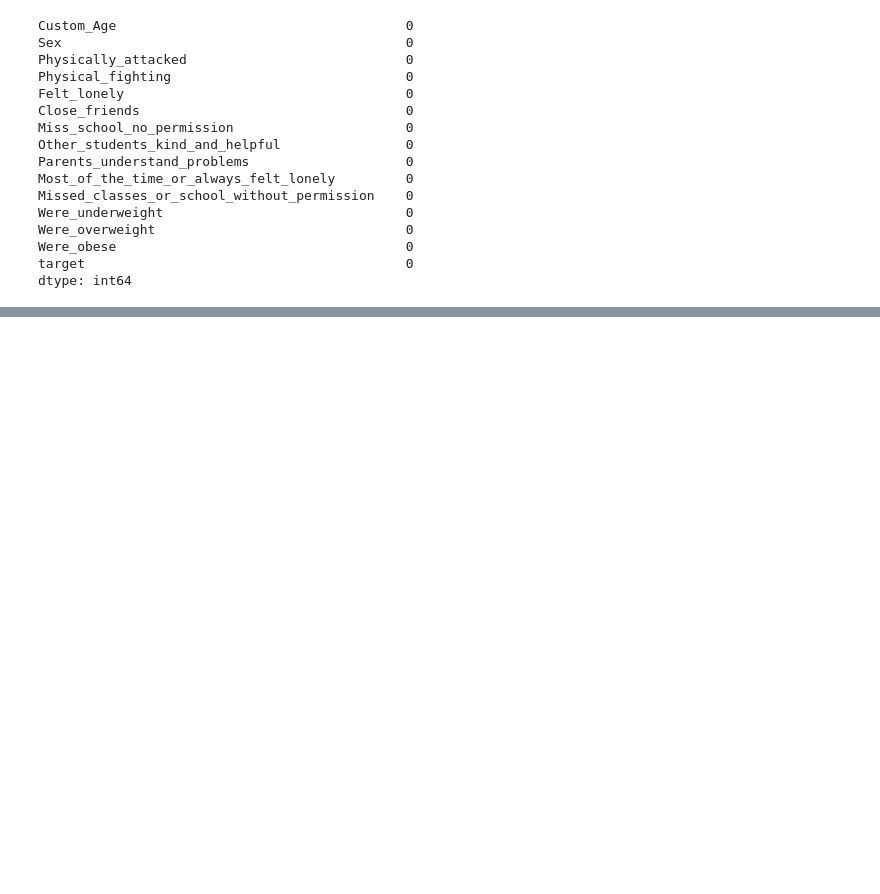
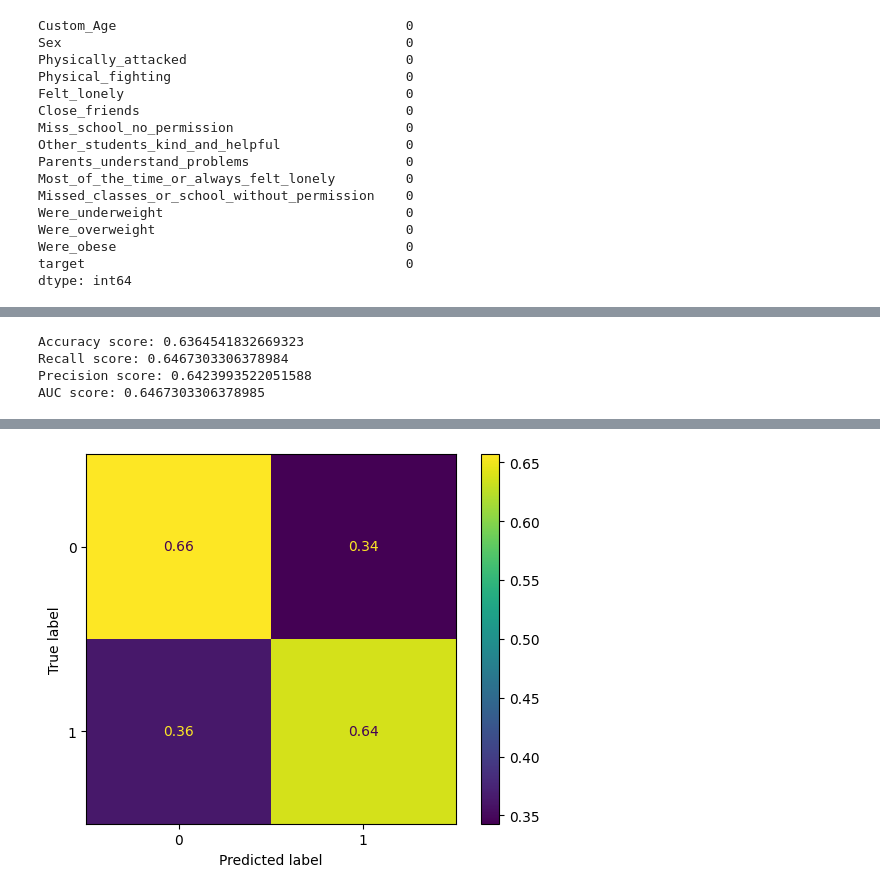
Before and after one commit to Py4Econmn/bullying-prediction, a Jupyter notebook: notebooks/001_modeling.ipynb, the cells around one changed output, grey strips where cells are left out. Saved outputs shown, nothing was run; the diff lists cells and outputs as text; code cells hidden in the pictures; blank space fills up the shorter version.

Commit message:
Developed the V1.0 of the model and validated the metrics

```diff
--- a/notebooks/001_modeling.ipynb
+++ b/notebooks/001_modeling.ipynb
@@ -104,0 +159,21 @@ dtype: int64
+# %%
+# Defining the model pipeline
+
+model_rf = RandomForestClassifier(
+    n_estimators=200,
+    max_depth=5,
+    class_weight='balanced',
+    n_jobs=-1,
+    verbose=True
+)
+
+model_pipeline_rf = Pipeline(
+    steps=[
+        ('preprocessor', preprocessor),
+        ('scaler', StandardScaler()),
+        ('rf', model_rf)
+    ]
+)
+
+# With this set_output API we are able to track the feature names which the pipeline outputs
+model_pipeline_rf.set_output(transform='pandas')
@@ -104,0 +198,17 @@ dtype: int64
+# %%
+# Train/test split
+
+X = df.drop('target', axis=1)
+y = df.target
+
+X_train, X_test, y_train, y_test = train_test_split(
+    X,
+    y,
+    stratify=y,
+    test_size=0.3,
+    random_state=123
+)
+# %%
+# Fitting the model
+
+model_pipeline_rf.fit(X_train, y_train)
@@ -104,0 +246,16 @@ dtype: int64
+# %%
+print('Accuracy score:', recall_score(y_test, y_pred))
+print('Recall score:', recall_score(y_test, y_pred, average='macro'))
+print('Precision score:', precision_score(y_test, y_pred, average='macro'))
+print('AUC score:', roc_auc_score(y_test, y_pred))
+# %% [output]
+Accuracy score: 0.6364541832669323
+Recall score: 0.6467303306378984
+Precision score: 0.6423993522051588
+AUC score: 0.6467303306378985
+# %%
+disp = ConfusionMatrixDisplay.from_estimator(estimator=model_pipeline_rf,
+                                             X=X_test,
+                                             y=y_test,
+                                             normalize='true')
+# %% [output]
@@ -104,0 +266 @@ dtype: int64
+[figure, added]
```
Also changed, not shown: parts of 11 cells of this notebook.
